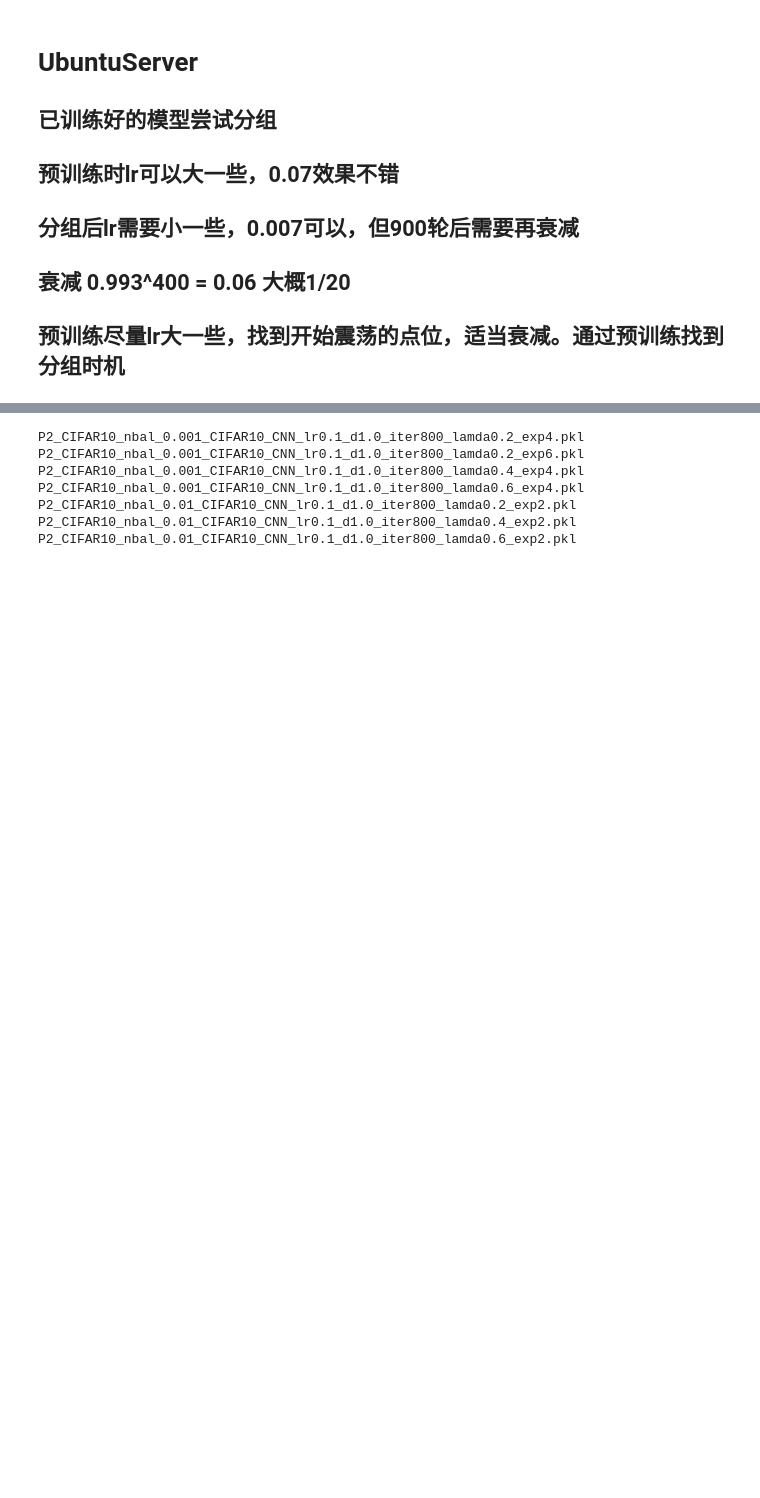
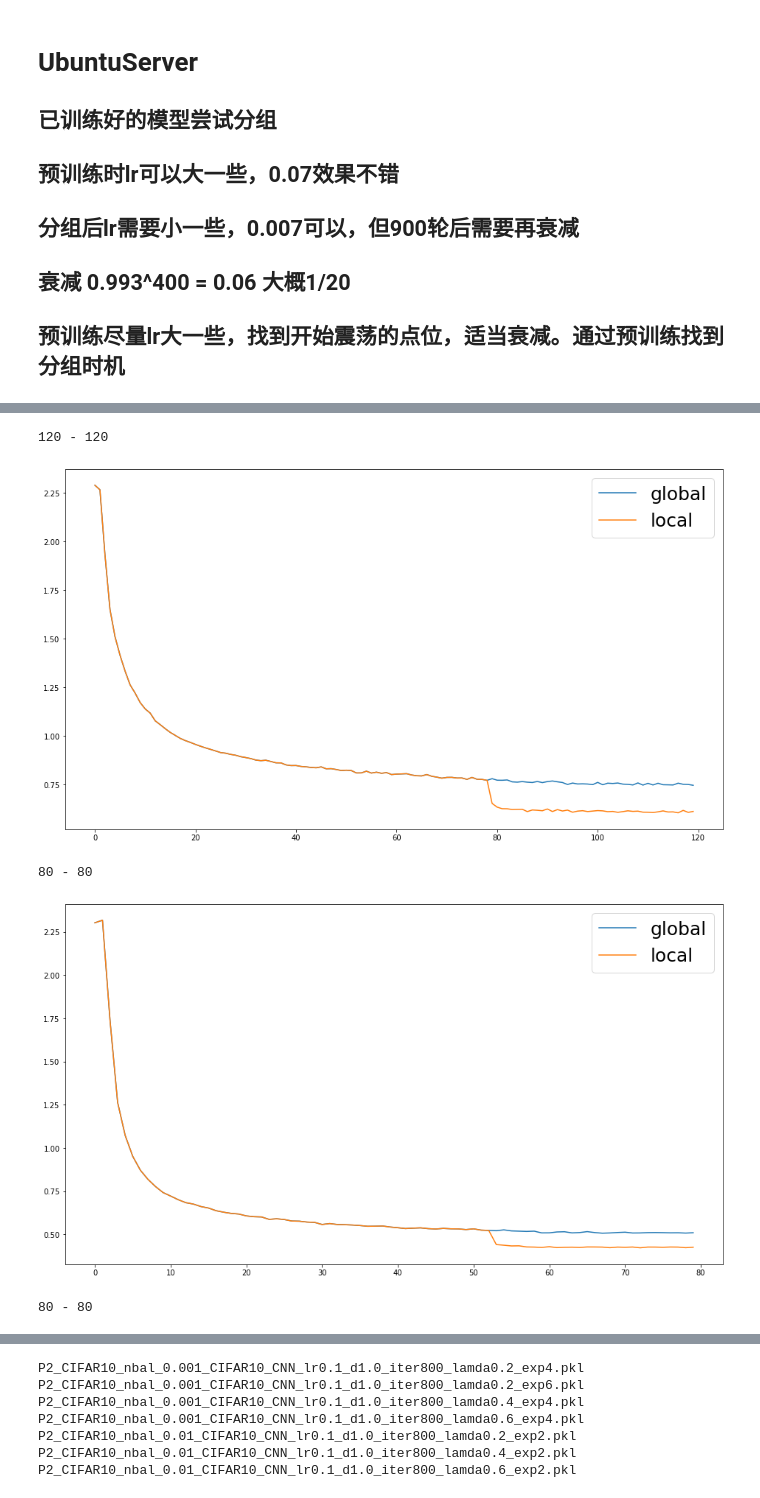
Before and after one commit to Yandy61/myPFL, a Jupyter notebook: pltShow.ipynb, the cells around one changed output, grey strips where cells are left out. Cells and saved outputs as stored; diff of their text form; code cells hidden in the pictures; blank space fills up the shorter version.

```diff
--- a/pltShow.ipynb
+++ b/pltShow.ipynb
@@ -104,0 +107,78 @@ for idx, name in enumerate(infx):
+# %%
+# 第五章 实验图
+
+def res(pklname, acc = 'loss'):
+
+    tosave = False
+
+    plt.figure(figsize=(16, 9)) # 设置整个图像的尺寸（长高分别为6、5个单位）
+
+    file_path = f"./experiments_res/server_{acc}/"
+
+    pacc = np.array(pickle.load(
+        open(file_path + f"p{acc}_{pklname}.pkl", 'rb')
+    ), dtype=object)
+
+    gacc = np.array(pickle.load(
+        open(file_path + f"g{acc}_{pklname}.pkl", 'rb')
+    ), dtype=object)
+
+    pre = 53
+    if 'CIFAR' in pklname:
+        pre = 79
+
+#     iters = len(pacc)
+#     opt = 0.6
+#     if 'FMNIST' in pklname:
+#         opt = 0.4
+#     elif 'MNIST' in pklname:
+#         opt = 0.25
+#         pacc[-1] += 0.2
+#     for idx in range(len(pacc)):
+#         pacc[idx] += idx * opt / iters
+#
+#     tosave = True
+
+    pacc = np.concatenate((gacc[:pre],pacc))
+    gacc = gacc[:len(pacc)]
+
+    print(f"{len(pacc)} - {len(gacc)}")
+
+    plt.plot(gacc,label = "global")
+    plt.plot(pacc,label = "local")
+
+    if tosave:
+        with open(f"experiments_res/saved/{acc}_{pklname}_local.pkl", "wb") as output:
+            pickle.dump(pacc, output)
+        with open(f"experiments_res/saved/{acc}_{pklname}_global.pkl", "wb") as output:
+            pickle.dump(gacc, output)
+
+    font1 = {
+        'weight' : 'normal',
+        'size'   : 25,
+    }
+    if acc == 'acc':
+        plt.legend(loc = "lower right", prop=font1) # 设置信息框
+    else:
+        plt.legend(loc = "upper right", prop=font1) # 设置信息框
+
+    # plt.xlim(xmin = 4, xmax=6)
+    # plt.ylim(ymin = 90, ymax=97)
+
+    plt.show()
+
+
+# res("CIFAR10_nbal_0.001_CIFAR10_CNN_lr0.1_1.0_1.0_ld0.5_0.995_ln0.2_0.998_iter600_400_sA1")
+# res("FMNIST_nbal_0.001_MNIST_Net_lr0.2_1.0_1.0_ld0.5_0.995_ln0.1_0.998_iter400_267_sA1")
+# res("MNIST_nbal_0.001_MNIST_Net_lr0.2_1.0_1.0_ld0.5_0.995_ln0.1_0.998_iter400_267_sA1")
+
+
+res("CIFAR10_nbal_0.01_CIFAR10_CNN_lr0.1_1.0_1.0_ld0.5_0.995_ln0.2_0.998_iter600_400_sA0")
+res("FMNIST_nbal_0.01_MNIST_Net_lr0.2_1.0_1.0_ld0.5_0.995_ln0.1_0.998_iter400_267_sA0")
+res("MNIST_nbal_0.01_MNIST_Net_lr0.2_1.0_1.0_ld0.5_0.995_ln0.1_0.998_iter400_267_sA0")
+# %% [output]
+120 - 120
+[figure, added]
+80 - 80
+[figure, added]
+80 - 80
```
Also changed, not shown: parts of 3 cells of this notebook, 7 other files.
